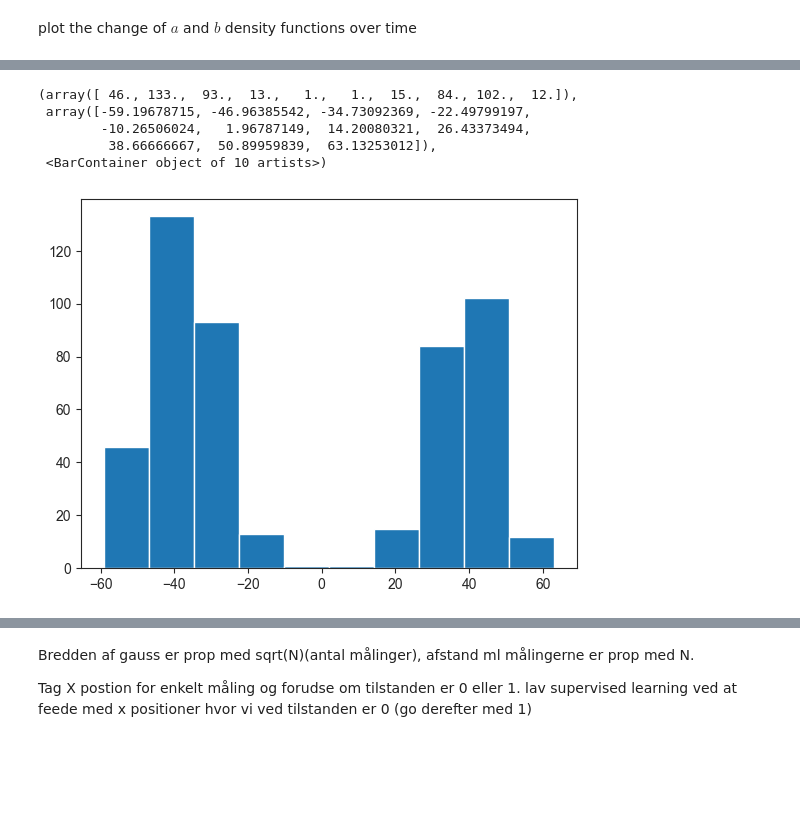
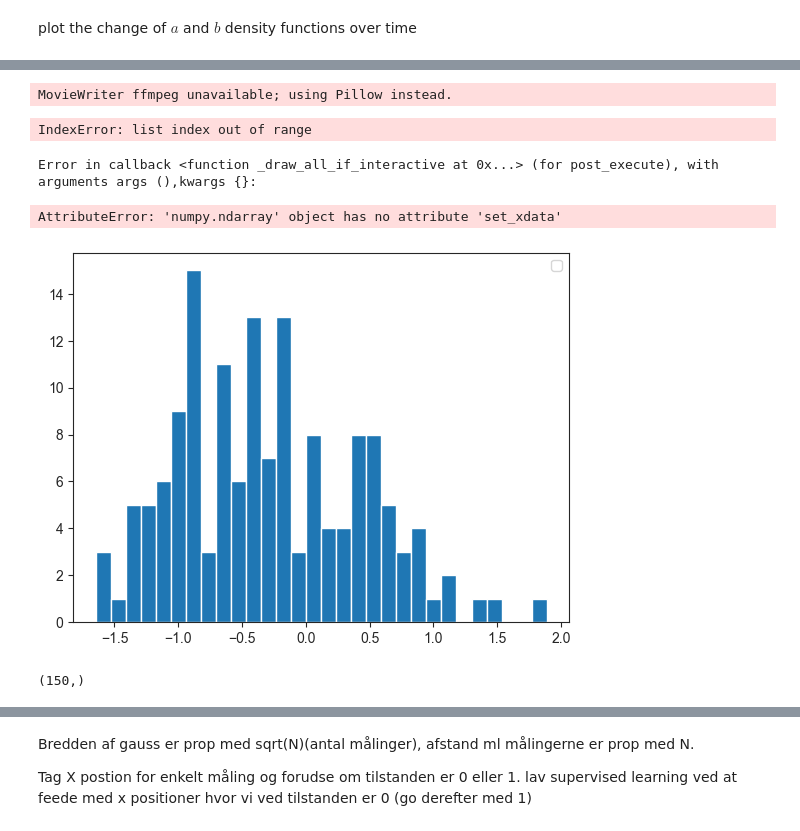
Before and after one commit to AlexInselmann/quantum-sensing, a Jupyter notebook: von Neumann.ipynb, the cells around one changed output, grey strips where cells are left out. Drawn from its saved outputs; the diff is of its cells as text; code cells hidden in the pictures; blank space fills up the shorter version.

```diff
--- a/von Neumann.ipynb
+++ b/von Neumann.ipynb
@@ -270,9 +285,38 @@ plot the change of $a$ and $b$ density functions over time
 # %%
-plt.hist(np.sum(X_ensembe_weak,axis=1))
+
+#plt.hist(np.sum(X_ensembe_weak,axis=1), bins =30)
+#plt.show()
+
+from matplotlib.animation import FuncAnimation
+from IPython.display import Image
+
+sim = np.random.randint(0,N_sim)
+
+fig, ax = plt.subplots()
+hist = ax.hist(np.sum(X_ensembe_weak[:1,:],axis=0), bins =30)
+plt.legend()
+
+
+def animate(i):
+
+    ax.set_xdata(np.sum(X_ensembe_weak[:sim,:],axis=1))
+
+    return hist,
+
+
+
+ani = FuncAnimation(fig = fig,func = animate, frames=np.arange(N_sim), interval=1)
+ani.save("movie1.gif")
+plt.close()
+
+display(Image(data=open('movie1.gif','rb').read(), format='png'))
 # %% [output]
-(array([ 46., 133.,  93.,  13.,   1.,   1.,  15.,  84., 102.,  12.]),
- array([-59.19678715, -46.96385542, -34.73092369, -22.49799197,
-        -10.26506024,   1.96787149,  14.20080321,  26.43373494,
-         38.66666667,  50.89959839,  63.13253012]),
- <BarContainer object of 10 artists>)
+MovieWriter ffmpeg unavailable; using Pillow instead.
+IndexError: list index out of range
+Error in callback <function _draw_all_if_interactive at 0x...> (for post_execute), with arguments args (),kwargs {}:
+AttributeError: 'numpy.ndarray' object has no attribute 'set_xdata'
-[figure, old version]
+[figure, new version]
+# %%
+X_ensembe_weak[i].shape
+# %% [output]
+(150,)
```
Also changed, not shown: parts of 5 cells of this notebook, 1 other file.
